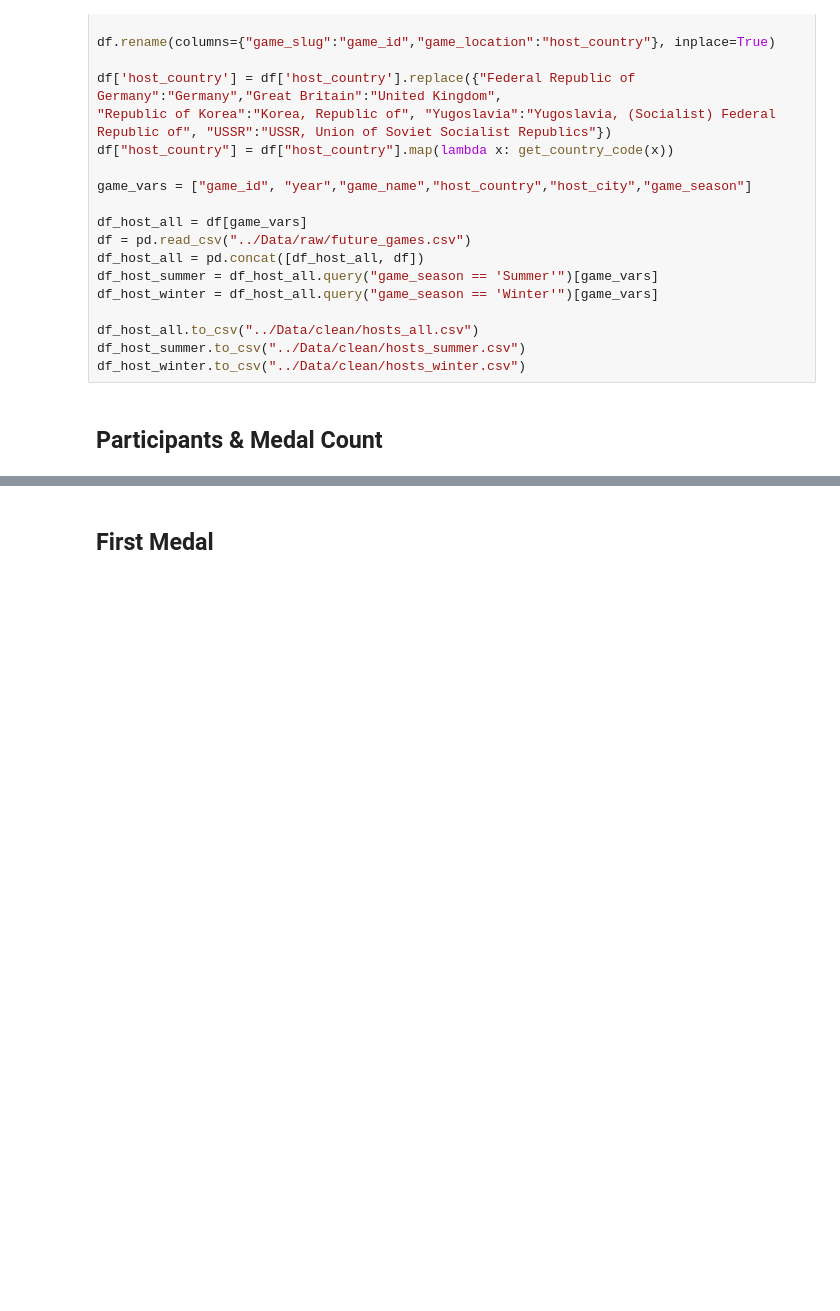
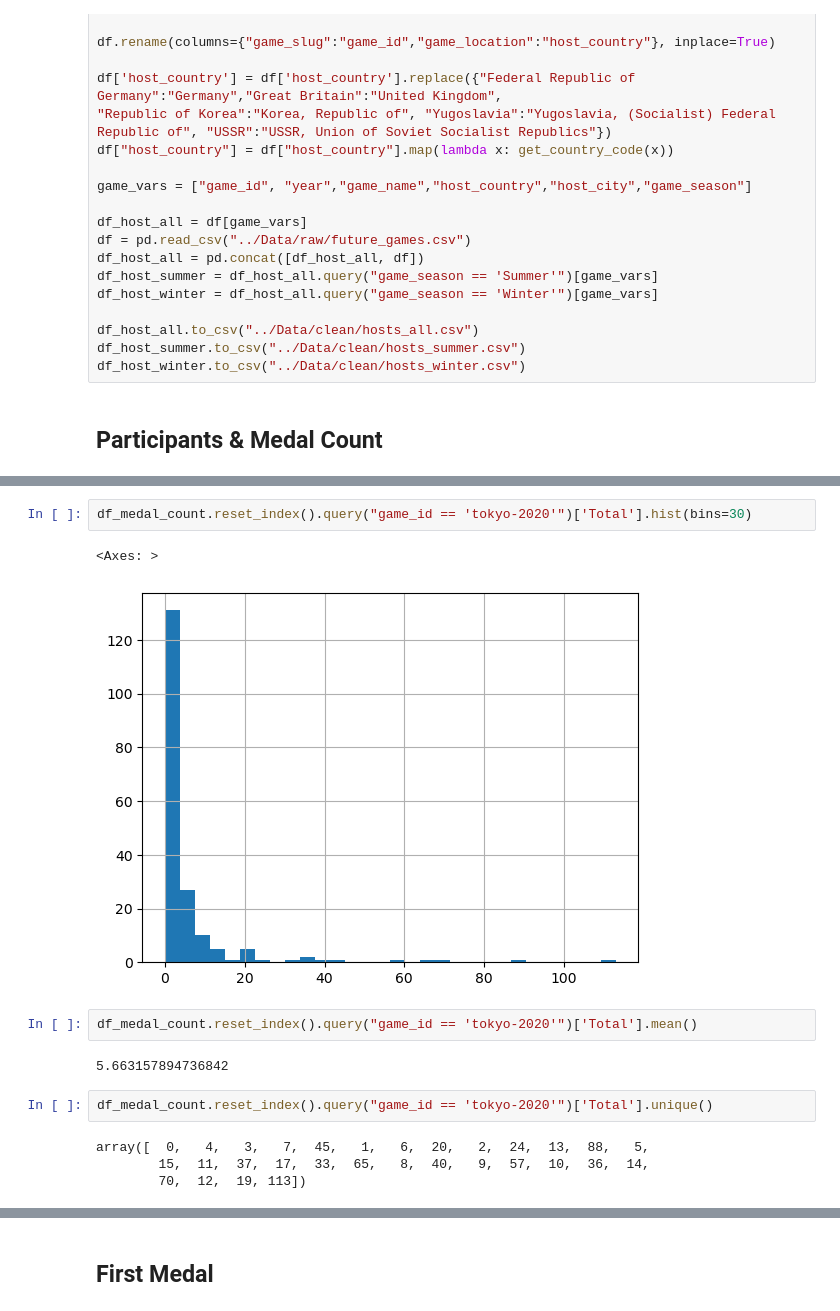
Before and after one commit to andrewpwalters/Paris-2024-Predictions, a Jupyter notebook: Notebook/Process Data.ipynb, the cells around one changed output, grey strips where cells are left out. Saved outputs shown, nothing was run; the diff lists cells and outputs as text; blank space fills up the shorter version.

```diff
--- a/Notebook/Process Data.ipynb
+++ b/Notebook/Process Data.ipynb
@@ -274,3 +284,18 @@ merged_df["Total_w_pct"] = merged_df["Total_w_df1"] / merged_df["Total_w_df2"]
 df_medal_pct = merged_df[["game_id","country_code","Gold_pct","Silver_pct","Bronze_pct","Total_pct","Total_w_pct"]]
 
 df_medal_pct.to_csv("../Data/clean/medal_pct.csv")
+# %%
+df_medal_count.reset_index().query("game_id == 'tokyo-2020'")['Total'].hist(bins=30)
+# %% [output]
+<Axes: >
+[figure, added]
+# %%
+df_medal_count.reset_index().query("game_id == 'tokyo-2020'")['Total'].mean()
+# %% [output]
+5.663157894736842
+# %%
+df_medal_count.reset_index().query("game_id == 'tokyo-2020'")['Total'].unique()
+# %% [output]
+array([  0,   4,   3,   7,  45,   1,   6,  20,   2,  24,  13,  88,   5,
+        15,  11,  37,  17,  33,  65,   8,  40,   9,  57,  10,  36,  14,
+        70,  12,  19, 113])
```
Also changed, not shown: parts of 5 cells of this notebook, 2 other files.
